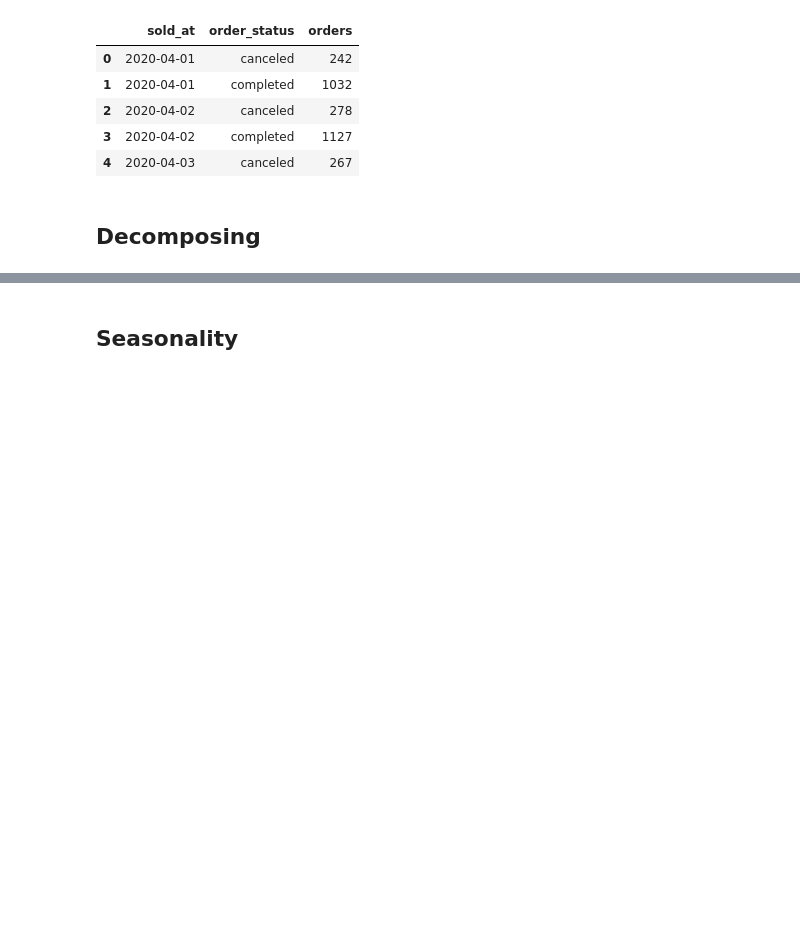
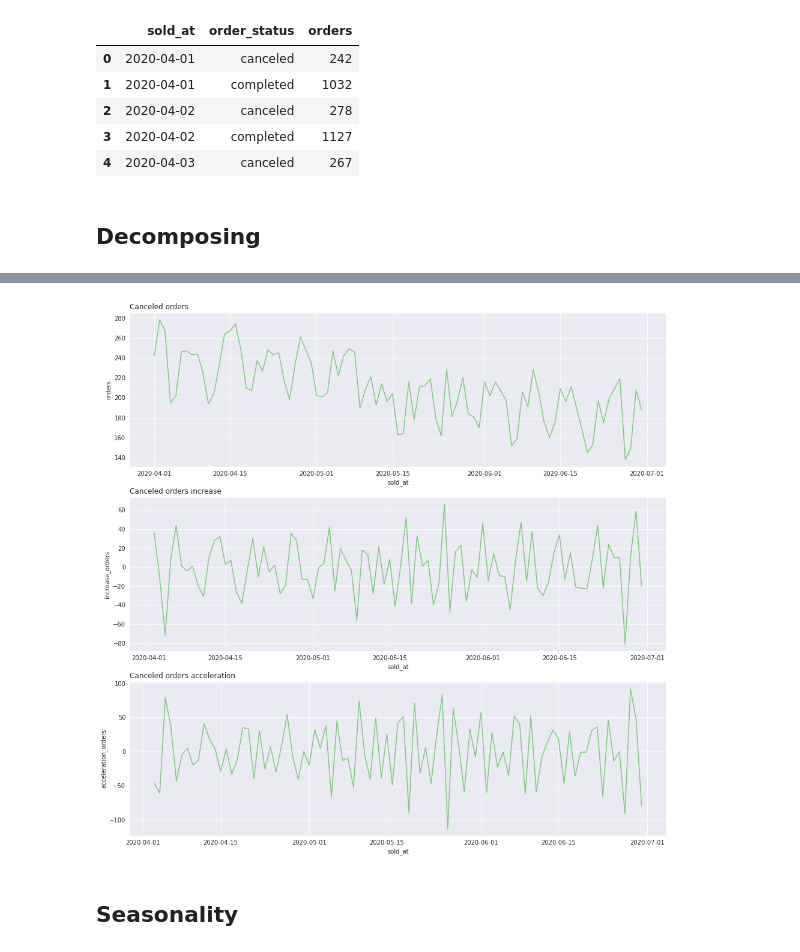
Before and after one commit to pathilink/enjoei_business_analytics_case, a Jupyter notebook: notebook/enjoei_case.ipynb, the cells around one changed output, grey strips where cells are left out. Cells and saved outputs as stored; diff of their text form; code cells hidden in the pictures; blank space fills up the shorter version.

```diff
--- a/notebook/enjoei_case.ipynb
+++ b/notebook/enjoei_case.ipynb
@@ -448,4 +470,5 @@ grouped_orders.head()
 # %% [markdown]
 ## Decomposing
 # %%
-# grouped_orders_canceled = grouped_orders.query('order_status == "canceled"').copy()
+# filter only canceled orders
+grouped_orders_canceled = grouped_orders.query('order_status == "canceled"').copy()
@@ -453,0 +475,5 @@ grouped_orders.head()
+# %%
+grouped_orders_canceled['increase_orders'] = grouped_orders_canceled['orders'].diff()
+grouped_orders_canceled['acceleration_orders'] = grouped_orders_canceled['increase_orders'].diff()
+
+grouped_orders_canceled.head()
@@ -454,3 +487,17 @@ grouped_orders.head()
+# %%
+# orders column
+plot_trend(
+    'sold_at',
+    'orders',
+    'increase_orders',
+    'acceleration_orders',
+    grouped_orders_canceled,
+    'Canceled orders',
+    'Canceled orders increase',
+    'Canceled orders acceleration'
+)
+# %% [output]
+[figure, added]
 # %% [markdown]
 ## Seasonality
 # %%
```
Also changed, not shown: parts of 15 cells of this notebook.
